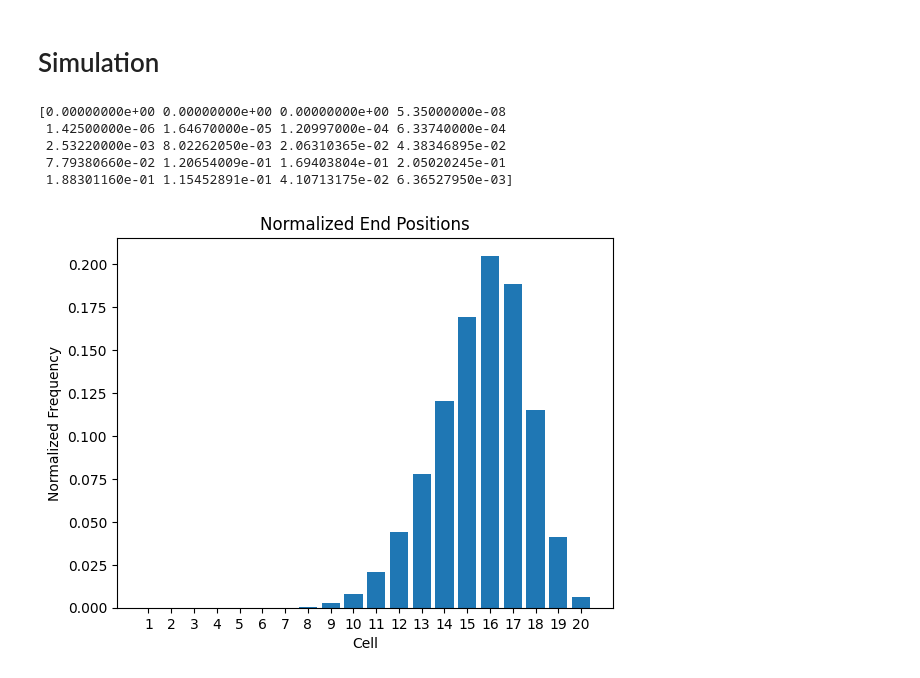
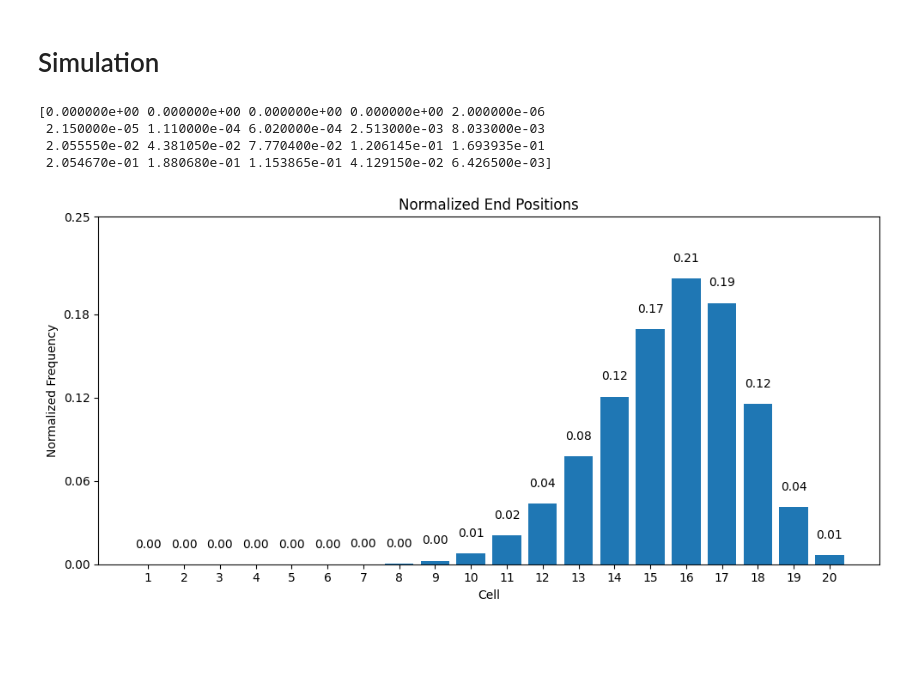
Before and after one commit to calvinbootsman/Data-Fusion-Architecture, a Jupyter notebook: Assignment 1.ipynb, the cells around one changed output. Cells and saved outputs as stored; diff of their text form; code cells hidden in the pictures; blank space fills up the shorter version.

Commit message:
added the belief result to the top of the bars as well

```diff
--- a/Assignment 1.ipynb
+++ b/Assignment 1.ipynb
@@ -91,8 +91,12 @@ for i, ax in enumerate(axes):
     ax.set_title(f'Time Step {i}')
     ax.set_xlabel('Cell')
     ax.set_ylabel('Belief')
+    ax.set_yticks(np.round(np.linspace(0, max(belief_list[i]) * 1.4, 5), 2))
     ax.set_xticks(range(1, cells + 1))  # Set x-ticks from 1 to 20
 
+    # Display belief value above the bar chart
+    for j, v in enumerate(belief_list[i]):
+        ax.text(j + 1, v + 0.01, f'{v:.2f}', ha='center', va='bottom')
 plt.tight_layout()
 plt.show()
 # %% [output]
@@ -146,36 +150,42 @@ def simulate_vectorized_incremental(num_simulations, num_forward, num_backward,
             positions = cp.clip(positions + moves, 0, grid_size - 1)
 
         # Use cp.add.at for in-place accumulation
         cp.add.at(total_counts, positions, 1)
 
     # Normalize the final count
     normalized_end_positions = total_counts / total_counts.sum()
     return normalized_end_positions
 
 # Run the simulation with 2 billion * 100 million simulations
 num_simulations = 2_000_000_000
 num_forward = 9
 num_backward = 3
 grid_size = 20
 
 # This will accumulate counts in place without requiring chunked arrays
 normalized_end_positions = simulate_vectorized_incremental(num_simulations, num_forward, num_backward, grid_size)
 
 # Transfer to CPU for further analysis or plotting
 normalized_end_positions = cp.asnumpy(normalized_end_positions)
 
 print(normalized_end_positions)
 # Plot the results
+plt.figure(figsize=(10, 5))
 plt.bar(range(1, grid_size + 1), normalized_end_positions)
 plt.xlabel('Cell')
 plt.ylabel('Normalized Frequency')
 plt.title('Normalized End Positions')
 plt.xticks(range(1, grid_size + 1))
+plt.yticks(np.round(np.linspace(0, max(normalized_end_positions) * 1.2, 5), 2))
+
+for i, v in enumerate(normalized_end_positions):
+    plt.text(i + 1, v + 0.01, f'{v:.2f}', ha='center', va='bottom')
+
+plt.tight_layout()
 plt.show()
 # %% [output]
-[0.00000000e+00 0.00000000e+00 0.00000000e+00 5.35000000e-08
- 1.42500000e-06 1.64670000e-05 1.20997000e-04 6.33740000e-04
- 2.53220000e-03 8.02262050e-03 2.06310365e-02 4.38346895e-02
- 7.79380660e-02 1.20654009e-01 1.69403804e-01 2.05020245e-01
- 1.88301160e-01 1.15452891e-01 4.10713175e-02 6.36527950e-03]
+[0.000000e+00 0.000000e+00 0.000000e+00 0.000000e+00 2.000000e-06
+ 2.150000e-05 1.110000e-04 6.020000e-04 2.513000e-03 8.033000e-03
+ 2.055550e-02 4.381050e-02 7.770400e-02 1.206145e-01 1.693935e-01
+ 2.054670e-01 1.880680e-01 1.153865e-01 4.129150e-02 6.426500e-03]
-[figure, old version]
+[figure, new version]
```
Also changed, not shown: parts of 1 cell of this notebook.
